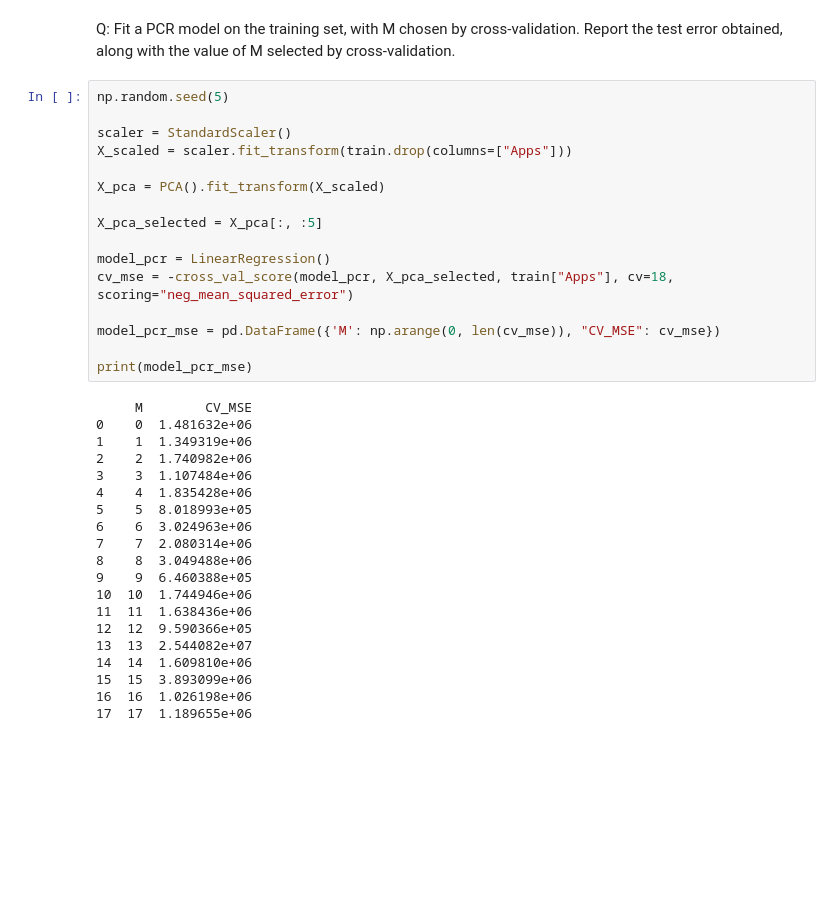
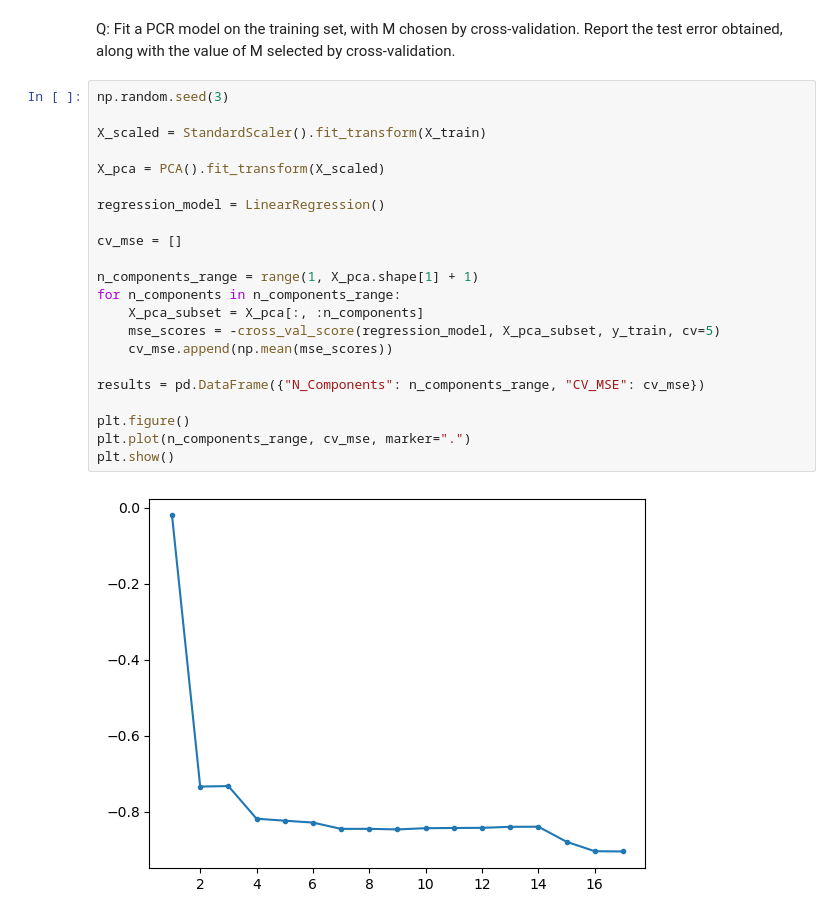
Before and after one commit to TheMerkh/ISLR, a Jupyter notebook: 6°Chapter/9-Exercise/Solved.ipynb, the cells around one changed output. Cells and saved outputs as stored; diff of their text form; blank space fills up the shorter version.

```diff
--- a/6°Chapter/9-Exercise/Solved.ipynb
+++ b/6°Chapter/9-Exercise/Solved.ipynb
@@ -140,38 +146,26 @@ print(lasso_mse)
 # %% [markdown]
 Q: Fit a PCR model on the training set, with M chosen by cross-validation. Report the test error obtained, along with the value of M selected by cross-validation.
 # %%
-np.random.seed(5)
+np.random.seed(3)
 
-scaler = StandardScaler()
-X_scaled = scaler.fit_transform(train.drop(columns=["Apps"]))
+X_scaled = StandardScaler().fit_transform(X_train)
 
 X_pca = PCA().fit_transform(X_scaled)
 
-X_pca_selected = X_pca[:, :5]
+regression_model = LinearRegression()
 
-model_pcr = LinearRegression()
-cv_mse = -cross_val_score(model_pcr, X_pca_selected, train["Apps"], cv=18, scoring="neg_mean_squared_error")
+cv_mse = []
 
-model_pcr_mse = pd.DataFrame({'M': np.arange(0, len(cv_mse)), "CV_MSE": cv_mse})
+n_components_range = range(1, X_pca.shape[1] + 1)
+for n_components in n_components_range:
+    X_pca_subset = X_pca[:, :n_components]
+    mse_scores = -cross_val_score(regression_model, X_pca_subset, y_train, cv=5)
+    cv_mse.append(np.mean(mse_scores))
 
-print(model_pcr_mse)
+results = pd.DataFrame({"N_Components": n_components_range, "CV_MSE": cv_mse})
+
+plt.figure()
+plt.plot(n_components_range, cv_mse, marker=".")
+plt.show()
 # %% [output]
-     M        CV_MSE
-0    0  1.481632e+06
-1    1  1.349319e+06
-2    2  1.740982e+06
-3    3  1.107484e+06
-4    4  1.835428e+06
-5    5  8.018993e+05
-6    6  3.024963e+06
-7    7  2.080314e+06
-8    8  3.049488e+06
-9    9  6.460388e+05
-10  10  1.744946e+06
-11  11  1.638436e+06
-12  12  9.590366e+05
-13  13  2.544082e+07
-14  14  1.609810e+06
-15  15  3.893099e+06
-16  16  1.026198e+06
-17  17  1.189655e+06
+[figure, added]
```
Also changed, not shown: parts of 7 cells of this notebook.
